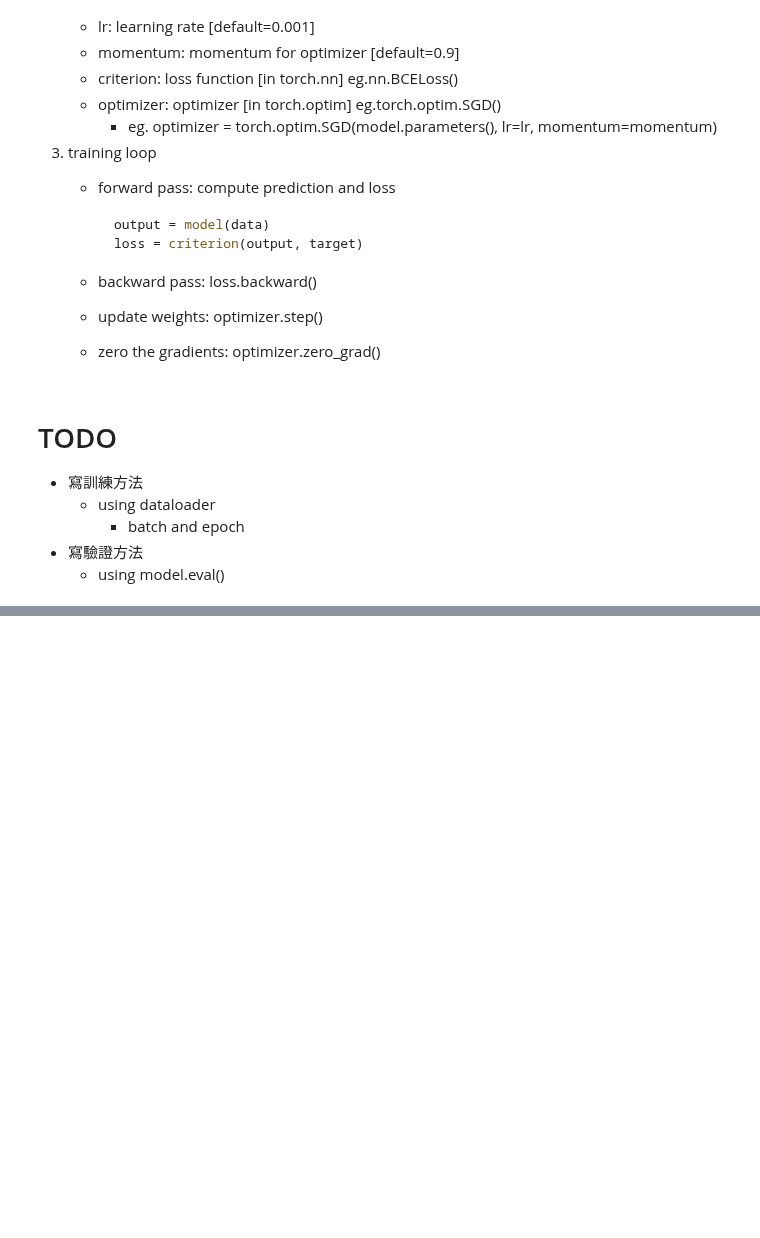
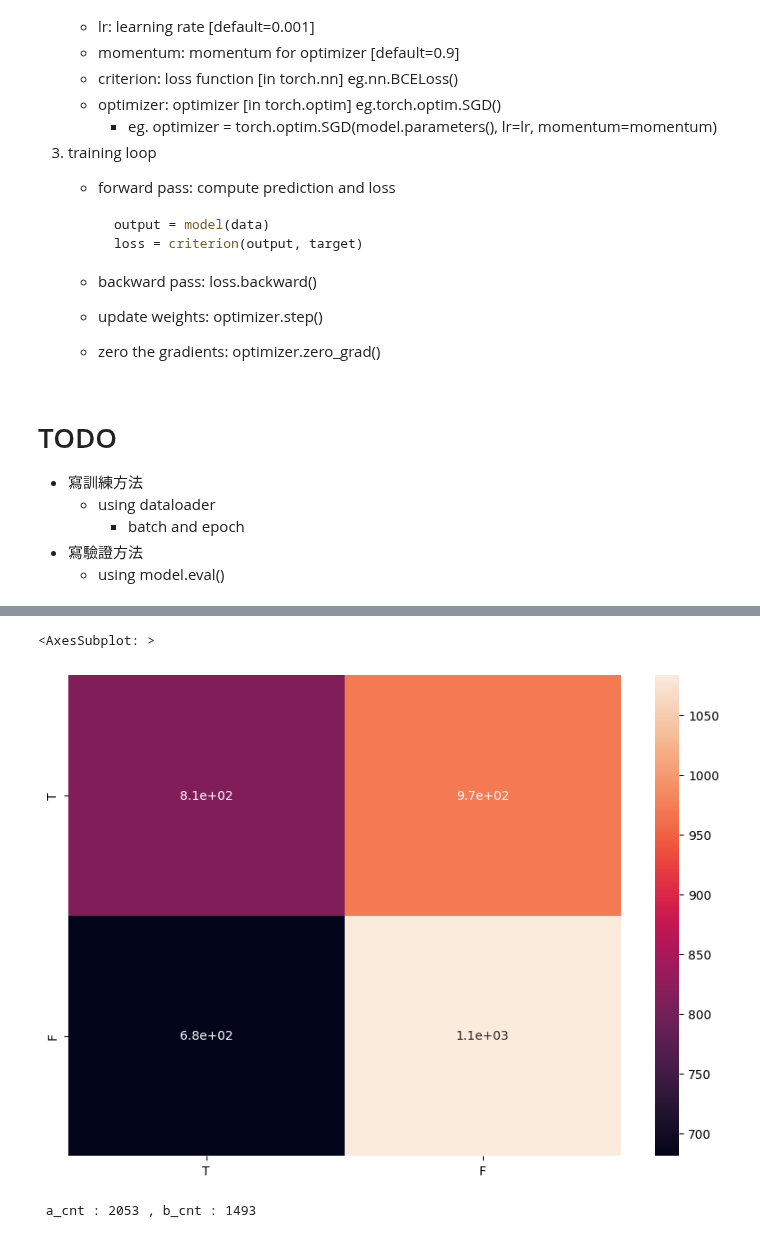
Before and after one commit to hibana2077/OOP-independent-study, a Jupyter notebook: train/train.ipynb, the cells around one changed output, grey strips where cells are left out. Saved outputs shown, nothing was run; the diff lists cells and outputs as text; code cells hidden in the pictures; blank space fills up the shorter version.

```diff
--- a/train/train.ipynb
+++ b/train/train.ipynb
@@ -246,3 +246,12 @@ X_val, X_test, y_val, y_test = train_test_split(X_test, y_test, test_size=0.75,
 print(f"X_train shape: {X_train.shape} , y_train shape: {y_train.shape}")
 # %% [output]
 X_train shape: torch.Size([21279, 12]) , y_train shape: torch.Size([21279, 2])
+# %%
+a_cnt = 0
+b_cnt = 0
+for i in y_train:
+    if i[0] == 1:
+        a_cnt += 1
+    else:
+        b_cnt += 1
+print(f"y_train UP: {a_cnt} , DOWN: {b_cnt}")
@@ -518 +530,26 @@ tensor([-0.1590,  0.0431], grad_fn=<AddBackward0>)
 tensor([0., 1.])
+# %%
+from sklearn.metrics import confusion_matrix
+import seaborn as sns
+
+y_pred = model(X_val.to(DEVICE)).argmax(dim=1, keepdim=True)
+y_true = y_val.argmax(1, keepdim=True).view_as(y_pred)
+cm = confusion_matrix(y_true.cpu(), y_pred.cpu())
+df_cm = pd.DataFrame(cm, index = [i for i in "TF"],
+                    columns = [i for i in "TF"])
+plt.figure(figsize = (10,7))
+sns.heatmap(df_cm, annot=True)
+# %% [output]
+<AxesSubplot: >
+[figure, added]
+# %%
+a_cnt = 0
+b_cnt = 0
+for i in range(len(y_pred)):
+    if y_pred[i][0] == 1:
+        a_cnt += 1
+    else:
+        b_cnt += 1
+print(f" a_cnt : {a_cnt} , b_cnt : {b_cnt}")
+# %% [output]
+ a_cnt : 2053 , b_cnt : 1493
```
Also changed, not shown: parts of 24 cells of this notebook, 5 other files.
